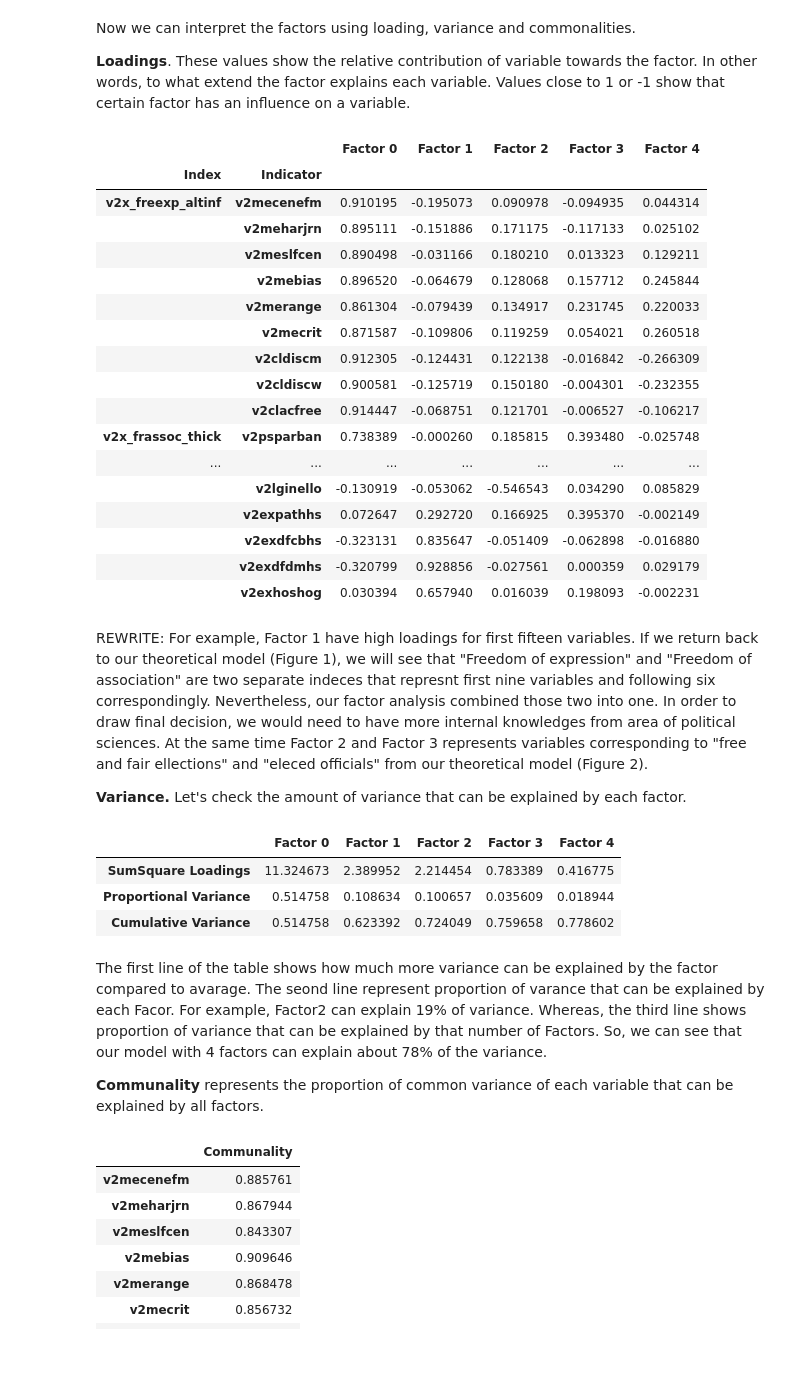
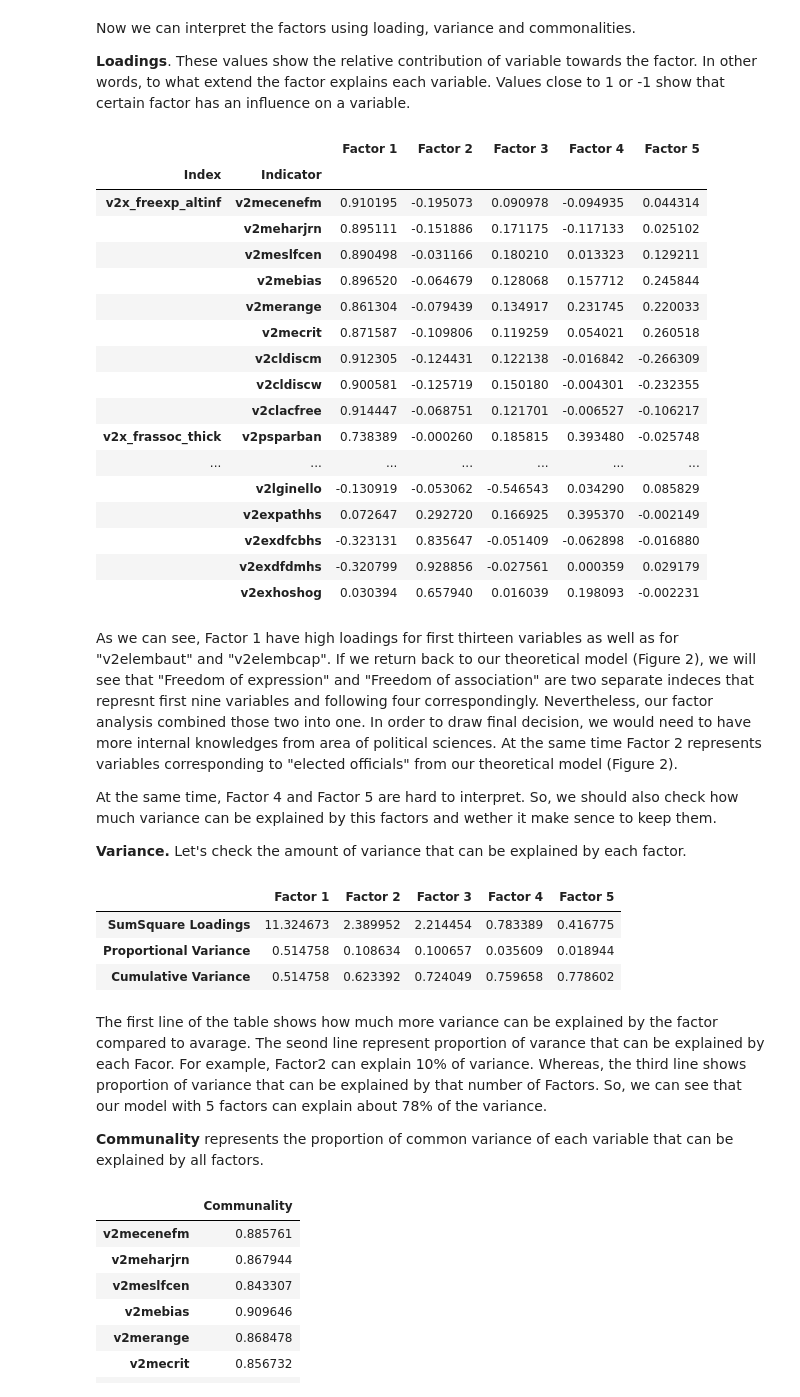
Before and after one commit to gesiscss/css_methods_python, a Jupyter notebook: d_data_analysis_methods/3_unsupervised_machine_learning.ipynb, the cells around one changed output. Drawn from its saved outputs; the diff is of its cells as text; code cells hidden in the pictures; blank space fills up the shorter version.

Commit message:
fixed_factor_analysis

```diff
--- a/d_data_analysis_methods/3_unsupervised_machine_learning.ipynb
+++ b/d_data_analysis_methods/3_unsupervised_machine_learning.ipynb
@@ -302,11 +307,11 @@ Now we can interpret the factors using loading, variance and commonalities.
 # %%
 vdem_fa_index = pd.DataFrame(index=pd.MultiIndex.from_tuples(list(zip(*[indicators_level, indicators])), names=['Index', 'Indicator']))
 # %%
-vdem_fa = pd.DataFrame(data=fa.loadings_, index=[vdem_z[indicators_select].columns], columns=[f'Factor {i}' for i in range(n_factors)])
+vdem_fa = pd.DataFrame(data=fa.loadings_, index=[vdem_z[indicators_select].columns], columns=[f'Factor {i+1}' for i in range(n_factors)])
 vdem_fa = pd.merge(left=vdem_fa_index, right=vdem_fa, left_on='Indicator', right_index=True)
 vdem_fa.style.applymap(lambda x: 'background-color: orange' if abs(x) > .5 else '')
 # %% [output]
-|  |  | Factor 0 | Factor 1 | Factor 2 | Factor 3 | Factor 4 |
+|  |  | Factor 1 | Factor 2 | Factor 3 | Factor 4 | Factor 5 |
 | Index | Indicator |  |  |  |  |  |
 | v2x_freexp_altinf | v2mecenefm | 0.910195 | -0.195073 | 0.090978 | -0.094935 | 0.044314 |
 |  | v2meharjrn | 0.895111 | -0.151886 | 0.171175 | -0.117133 | 0.025102 |
@@ -325,23 +330,25 @@ vdem_fa.style.applymap(lambda x: 'background-color: orange' if abs(x) > .5 else
 |  | v2exdfdmhs | -0.320799 | 0.928856 | -0.027561 | 0.000359 | 0.029179 |
 |  | v2exhoshog | 0.030394 | 0.657940 | 0.016039 | 0.198093 | -0.002231 |
 # %% [markdown]
-REWRITE: For example, Factor 1 have high loadings for first fifteen variables. If we return back to our theoretical model (Figure 1), we will see that "Freedom of expression" and "Freedom of association" are two separate indeces that represnt first nine variables and following six correspondingly. Nevertheless, our factor analysis combined those two into one. In order to draw final decision, we would need to have more internal knowledges from area of political sciences. At the same time Factor 2 and Factor 3 represents variables corresponding to "free and fair ellections" and "eleced officials" from our theoretical model (Figure 2).
+As we can see, Factor 1 have high loadings for first thirteen variables as well as for "v2elembaut" and "v2elembcap". If we return back to our theoretical model (Figure 2), we will see that "Freedom of expression" and "Freedom of association" are two separate indeces that represnt first nine variables and following four correspondingly. Nevertheless, our factor analysis combined those two into one. In order to draw final decision, we would need to have more internal knowledges from area of political sciences. At the same time Factor 2 represents variables corresponding to  "elected officials" from our theoretical model (Figure 2).
+
+At the same time, Factor 4 and Factor 5 are hard to interpret. So, we should also check how much variance can be explained by this factors and wether it make sence to keep them.
 
 <b>Variance.</b> Let's check the amount of variance that can be explained by each factor.
 # %%
 pd.DataFrame(
     data = fa.get_factor_variance(),
     index = ["SumSquare Loadings", "Proportional Variance", "Cumulative Variance"],
-    columns = [f'Factor {i}' for i in range(5)]
+    columns = [f'Factor {i+1}' for i in range(5)]
 )
 # %% [output]
-|  | Factor 0 | Factor 1 | Factor 2 | Factor 3 | Factor 4 |
+|  | Factor 1 | Factor 2 | Factor 3 | Factor 4 | Factor 5 |
 | SumSquare Loadings | 11.324673 | 2.389952 | 2.214454 | 0.783389 | 0.416775 |
 | Proportional Variance | 0.514758 | 0.108634 | 0.100657 | 0.035609 | 0.018944 |
 | Cumulative Variance | 0.514758 | 0.623392 | 0.724049 | 0.759658 | 0.778602 |
 # %% [markdown]
 The first line of the table shows how much more variance can be explained by the factor compared to avarage.
-The seond line represent proportion of varance that can be explained by each Facor. For example, Factor2 can explain 19% of variance. Whereas, the third line shows proportion of variance that can be explained by that number of Factors. So, we can see that our model with 4 factors can explain about 78% of the variance.
+The seond line represent proportion of varance that can be explained by each Facor. For example, Factor2 can explain 10% of variance. Whereas, the third line shows proportion of variance that can be explained by that number of Factors. So, we can see that our model with 5 factors can explain about 78% of the variance.
 
 <b>Communality</b> represents the proportion of common variance of each variable that can be explained by all factors.
 # %%
```
Also changed, not shown: parts of 8 cells of this notebook.
